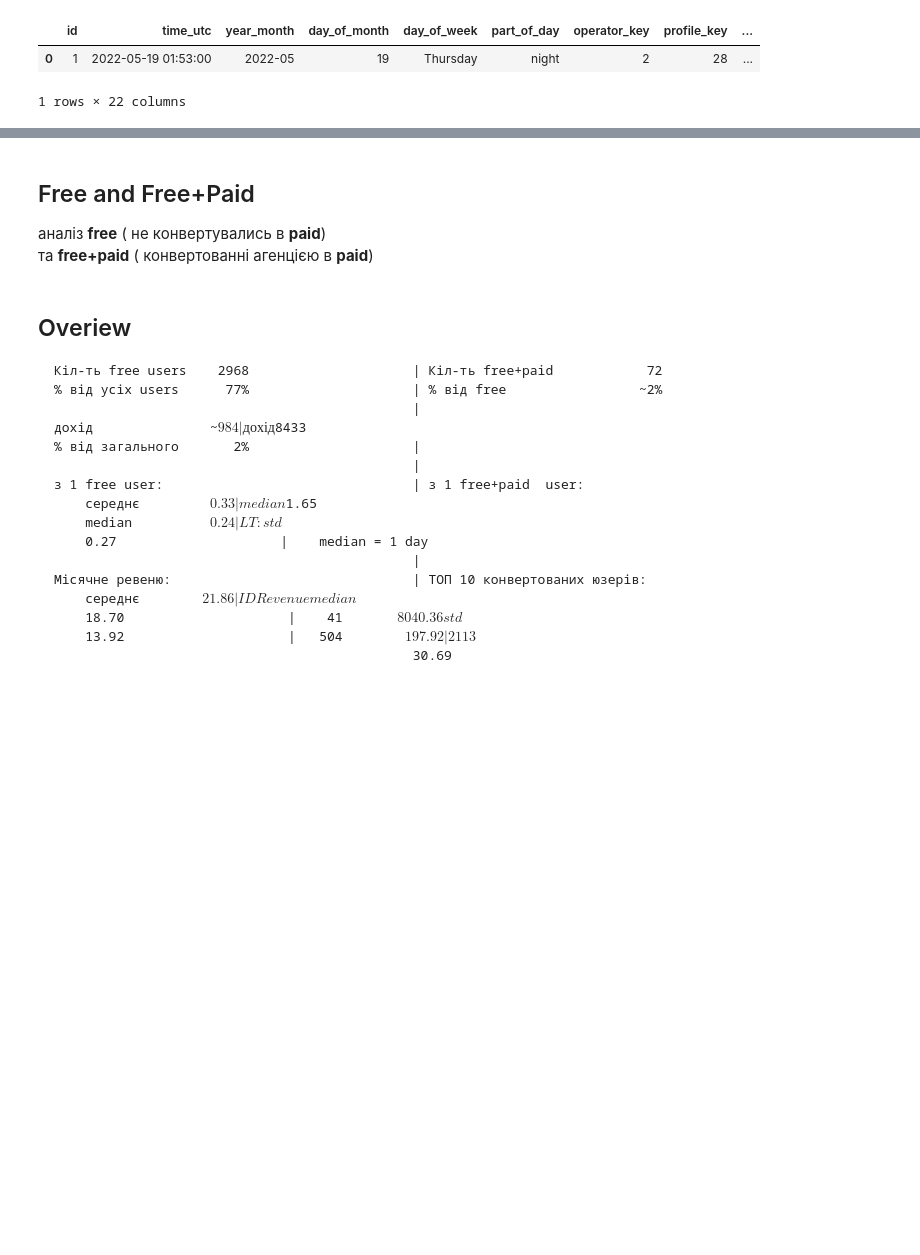
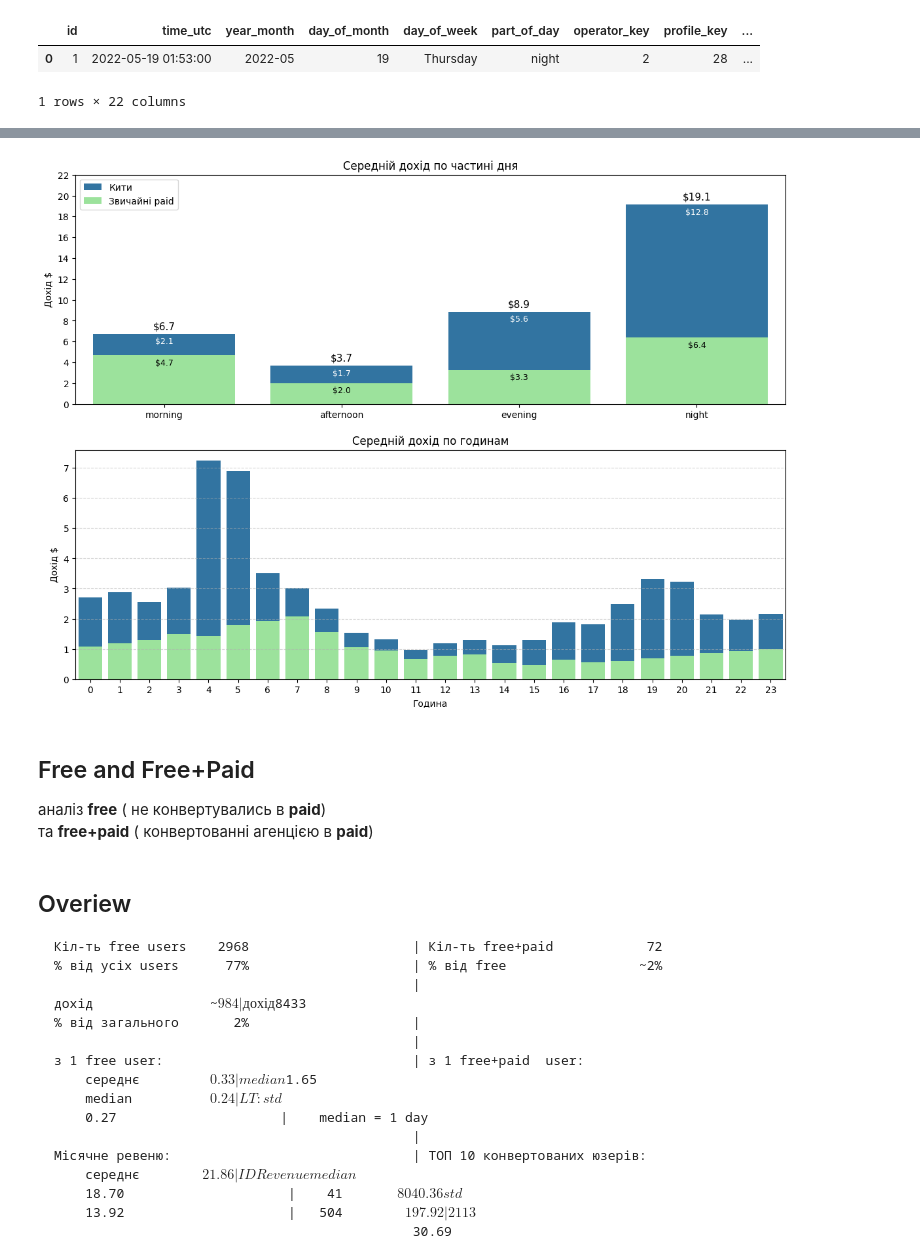
Before and after one commit to Chocopie-DA/db_analysis_sql_sweetylove, a Jupyter notebook: 03_notebooks/EDA.ipynb, the cells around one changed output, grey strips where cells are left out. Cells and saved outputs as stored; diff of their text form; code cells hidden in the pictures; blank space fills up the shorter version.

Commit message:
edit charts

```diff
--- a/03_notebooks/EDA.ipynb
+++ b/03_notebooks/EDA.ipynb
@@ -2119,13 +2100,12 @@ sns.barplot(by_day_part_nw,
 ax[0].set_title("Середній дохід по частині дня")
 ax[0].set_ylabel("Дохід $")
 ax[0].set_xlabel("")
-ax[0].set_ylim(0, 22)
+ax[0].set_yticks(range(0, 24, 2))
 
 ax[0].bar_label(ax[0].containers[0], fmt="$%0.1f", fontsize=11, padding=3)
 ax[0].bar_label(ax[0].containers[1], fmt="$%0.1f", fontsize=9, padding=-13)
 ax[0].bar_label(ax[0].containers[0], fmt="$%0.1f", fontsize=9, padding=-13, color='white',
                 labels=[f'${el:.1f}' for el in by_day_part['whale_mean']])
-
 
 ax[0].legend(['Кити', 'Звичайні paid'])
 
@@ -2146,5 +2126,8 @@ sns.barplot(by_hour,
 ax[1].set_title("Середній дохід по годинам")
 ax[1].set_ylabel("Дохід $")
 ax[1].set_xlabel("Година")
+ax[1].grid(axis='y', linestyle='--', alpha=0.5)
 
-avg_rvn_by_pod = fig
+plt.close()
+
+reven_by_pod = fig
@@ -2153,3 +2154,7 @@ avg_rvn_by_pod = fig
+# %%
+reven_by_pod
+# %% [output]
+[figure, added]
 # %% [markdown]
 ## Free and Free+Paid
 аналіз **free** ( не конвертувались в **paid**)
```
Also changed, not shown: parts of 34 cells of this notebook.
